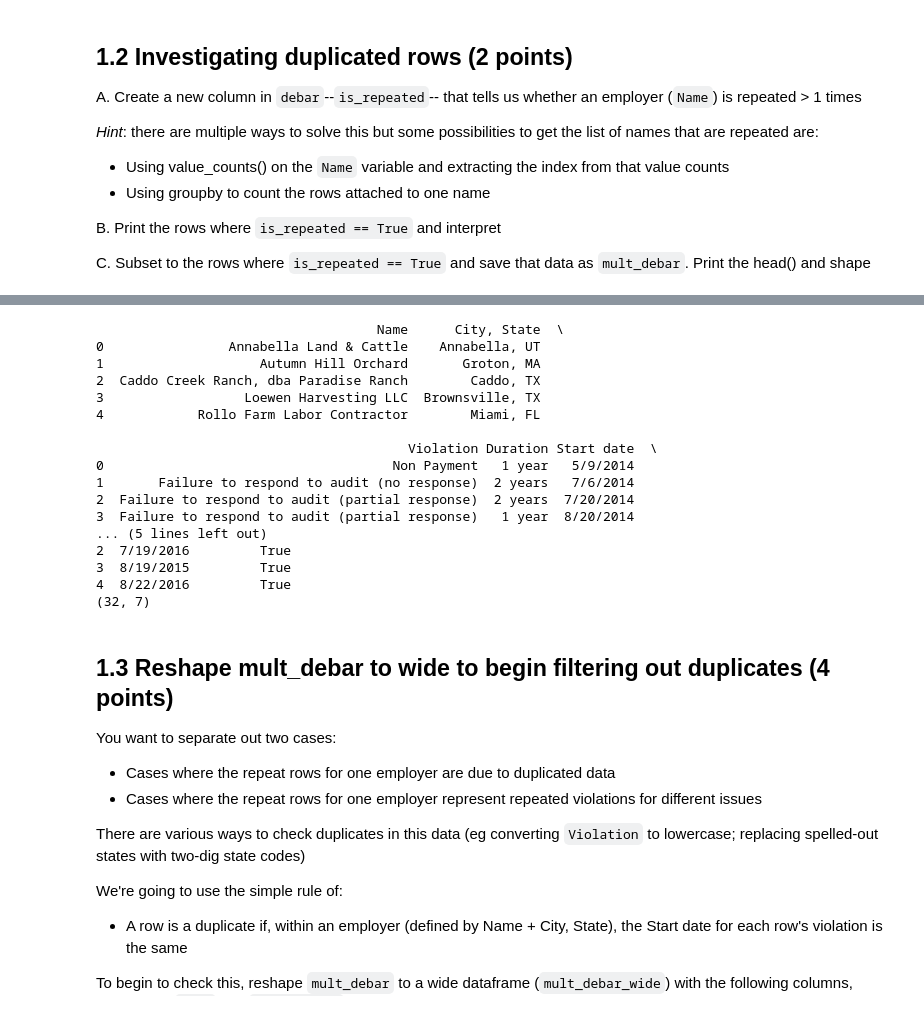
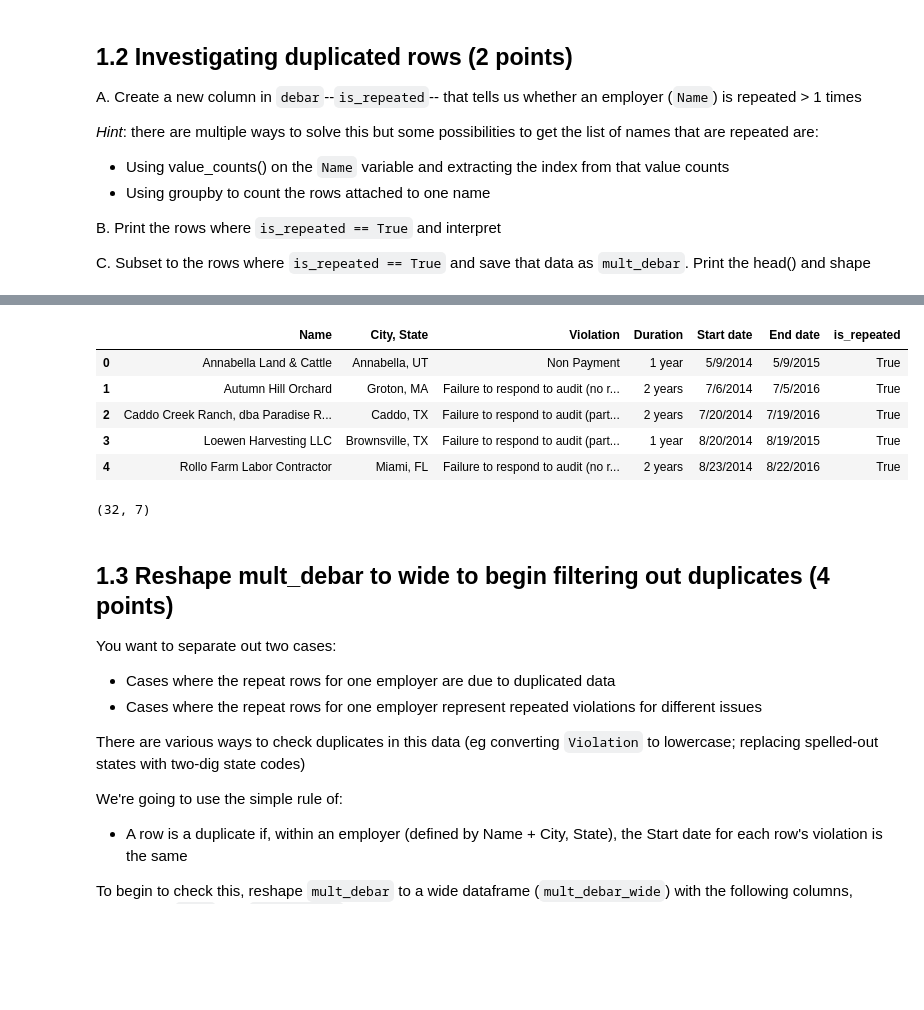
Before and after one commit to ishikaj12/QSS20_S24, a Jupyter notebook: my_work/psets/pset2/pset2_jha.ipynb, the cells around one changed output, grey strips where cells are left out. Cells and saved outputs as stored; diff of their text form; code cells hidden in the pictures; blank space fills up the shorter version.

```diff
--- a/my_work/psets/pset2/pset2_jha.ipynb
+++ b/my_work/psets/pset2/pset2_jha.ipynb
@@ -80,48 +80,39 @@ C. Subset to the rows where `is_repeated == True` and save that data as `mult_de
 # %%
 # find all names that appear more than once
 repeated_names = debar['Name'].value_counts().reset_index()
+repeated_names = repeated_names.rename(columns={'index': 'name', 'Name': 'count'})
 repeated_names = repeated_names[repeated_names['count'] > 1]
 
 # subset for repeated names
-debar['is_repeated'] = debar['Name'].isin(repeated_names['Name'])
+debar['is_repeated'] = debar['Name'].isin(repeated_names['name'])
 debar[debar['is_repeated']]
 mult_debar = debar[debar['is_repeated']].reset_index(drop=True)
-print(mult_debar.head())
+mult_debar.head()
 print(mult_debar.shape)
 # %% [output]
 |  | Name | City, State | Violation | Duration | Start date | End date | is_repeated |
 | 6 | Annabella Land & Cattle | Annabella, UT | Non Payment | 1 year | 5/9/2014 | 5/9/2015 | True |
 | 7 | Autumn Hill Orchard | Groton, MA | Failure to respond to audit (no r... | 2 years | 7/6/2014 | 7/5/2016 | True |
 | 8 | Caddo Creek Ranch, dba Paradise R... | Caddo, TX | Failure to respond to audit (part... | 2 years | 7/20/2014 | 7/19/2016 | True |
 | 11 | Loewen Harvesting LLC | Brownsville, TX | Failure to respond to audit (part... | 1 year | 8/20/2014 | 8/19/2015 | True |
 | 12 | Rollo Farm Labor Contractor | Miami, FL | Failure to respond to audit (no r... | 2 years | 8/23/2014 | 8/22/2016 | True |
 | 14 | Sharon Mathis | Tifton, GA | Failure to respond to audit (no r... | 2 years | 11/16/2014 | 11/15/2016 | True |
 | 15 | SRT Farms | Morton, TX | Failure to respond to audit (no r... | 2 years | 11/16/2014 | 11/15/2016 | True |
 | 16 | Mark Duncan | Roosevelt, UT | Failure to respond to audit (no r... | 2 years | 11/16/2014 | 11/15/2016 | True |
 | 17 | Maple Ridge Custom Services, LLC | Altheimer, AK | Failure to respond to audit (part... | 2 years | 11/16/2014 | 11/15/2016 | True |
 | 18 | F&W Farms | Ingalls, KS | Failure to respond to audit (part... | 2 years | 12/10/2014 | 12/9/2016 | True |
 | ... | ... | ... | ... | ... | ... | ... | ... |
 | 89 | Xavier Horne | Lyons, Georgia | Failure to respond to audit request | 2 years | 9/27/2017 | 9/26/2019 | True |
 | 103 | Dove Creek Farms | Mount Vernon, TX | Failure to respond to audit request | 2 years | 2/9/2018 | 2/8/2018 | True |
 | 106 | Turner Farms | Healy, KS | Failure to comply with the employ... | 6 months | 7/17/19 | 2/10/2020 | True |
 | 109 | Dove Creek Farms | Mount Vernon, TX | Failure to Respond to Audit Request | 2 years | 2/9/2018 | 2/8/2020 | True |
 | 111 | Turner Farms | Healy, KS | Failure to comply with the employ... | 7 months | 7/17/19 | 2/10/20 | True |
+|  | Name | City, State | Violation | Duration | Start date | End date | is_repeated |
+| 0 | Annabella Land & Cattle | Annabella, UT | Non Payment | 1 year | 5/9/2014 | 5/9/2015 | True |
+| 1 | Autumn Hill Orchard | Groton, MA | Failure to respond to audit (no r... | 2 years | 7/6/2014 | 7/5/2016 | True |
+| 2 | Caddo Creek Ranch, dba Paradise R... | Caddo, TX | Failure to respond to audit (part... | 2 years | 7/20/2014 | 7/19/2016 | True |
+| 3 | Loewen Harvesting LLC | Brownsville, TX | Failure to respond to audit (part... | 1 year | 8/20/2014 | 8/19/2015 | True |
+| 4 | Rollo Farm Labor Contractor | Miami, FL | Failure to respond to audit (no r... | 2 years | 8/23/2014 | 8/22/2016 | True |
-                                    Name      City, State  \
-0                Annabella Land & Cattle    Annabella, UT
-1                    Autumn Hill Orchard       Groton, MA
-2  Caddo Creek Ranch, dba Paradise Ranch        Caddo, TX
-3                  Loewen Harvesting LLC  Brownsville, TX
-4            Rollo Farm Labor Contractor        Miami, FL
-
-                                        Violation Duration Start date  \
-0                                     Non Payment   1 year   5/9/2014
-1       Failure to respond to audit (no response)  2 years   7/6/2014
-2  Failure to respond to audit (partial response)  2 years  7/20/2014
-3  Failure to respond to audit (partial response)   1 year  8/20/2014
-... (5 lines left out)
-2  7/19/2016         True
-3  8/19/2015         True
-4  8/22/2016         True
 (32, 7)
 # %% [markdown]
 ## 1.3 Reshape mult_debar to wide to begin filtering out duplicates (4 points)
```
Also changed, not shown: parts of 20 cells of this notebook, 15 other files.
